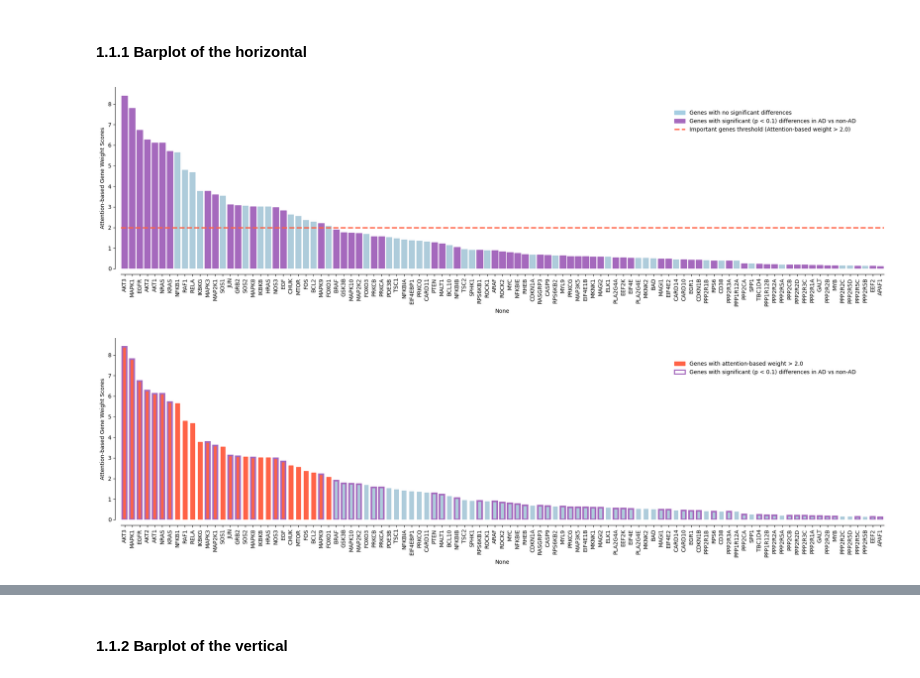
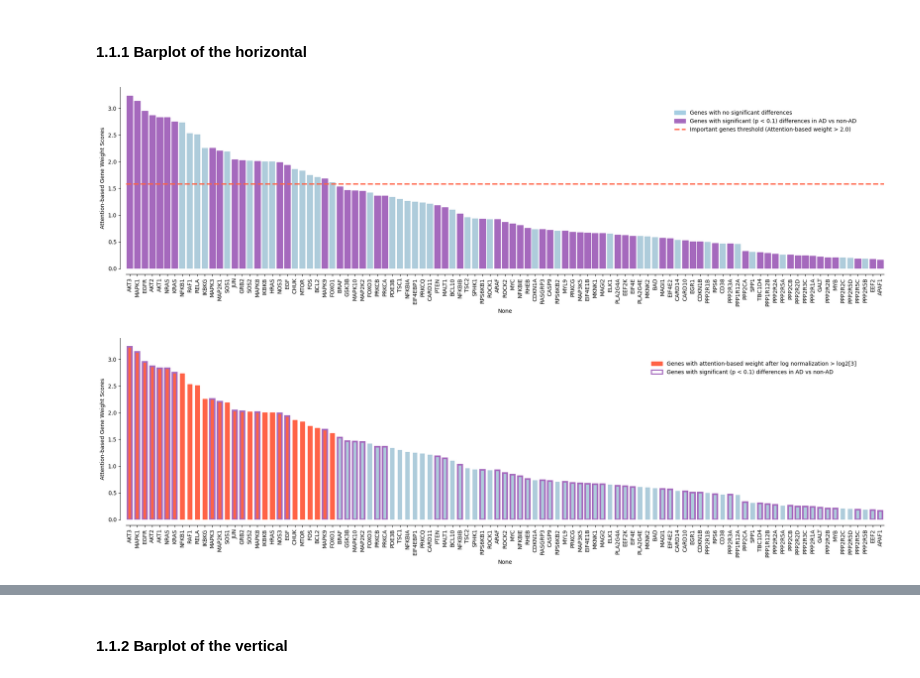
Before and after one commit to FuhaiLiAiLab/M3NetFlow, a Jupyter notebook: M3NetFlow_AD/downstream.ipynb, the cells around one changed output, grey strips where cells are left out. Saved outputs shown, nothing was run; the diff lists cells and outputs as text; code cells hidden in the pictures.

Commit message:
updates on downstream plot

```diff
--- a/M3NetFlow_AD/downstream.ipynb
+++ b/M3NetFlow_AD/downstream.ipynb
@@ -0,0 +5,18 @@
+# %%
+import pandas as pd
+import numpy as np
+map_all_gene_AD_Att_deg_pvalue_df = pd.read_csv('./ROSMAP-analysis/avg_analysis/map-all-gene-AD-Att_deg_pvalue.csv')
+display(map_all_gene_AD_Att_deg_pvalue_df)
+attetion_degree_list = map_all_gene_AD_Att_deg_pvalue_df['Att_deg'].tolist()
+print(attetion_degree_list)
+attetion_degree_array = np.array(attetion_degree_list) + 1.0
+print(attetion_degree_array)
+# log_normalized_att_deg_array = np.log10(attetion_degree_array)
+log_normalized_att_deg_array = np.log2(attetion_degree_array)
+print(log_normalized_att_deg_array)
+# adjust the column (if 'log_normalized_Att_deg' existed, replace with new values)
+if 'log_normalized_Att_deg' in map_all_gene_AD_Att_deg_pvalue_df.columns:
+    map_all_gene_AD_Att_deg_pvalue_df['log_normalized_Att_deg'] = log_normalized_att_deg_array
+else:
+    map_all_gene_AD_Att_deg_pvalue_df.insert(2, 'log_normalized_Att_deg', log_normalized_att_deg_array)
+display(map_all_gene_AD_Att_deg_pvalue_df)
@@ -6,6 +58,10 @@
 import pandas as pd
 # Read node weight
 AD_refilter_node_weight_df = pd.read_csv('./ROSMAP-analysis/avg_analysis/average_attention_AD_refilter_node_weight_df.csv')
-AD_sort_refilter_node_weight_df = AD_refilter_node_weight_df.sort_values(by=['Att_deg'], ascending=False).reset_index(drop=True)
+display(AD_refilter_node_weight_df)
+map_all_gene_AD_Att_deg_pvalue_tmp_df = map_all_gene_AD_Att_deg_pvalue_df[['Gene_name', 'log_normalized_Att_deg']]
+AD_refilter_node_weight_df = pd.merge(AD_refilter_node_weight_df, map_all_gene_AD_Att_deg_pvalue_tmp_df, on='Gene_name', how='left')
+display(AD_refilter_node_weight_df)
+AD_sort_refilter_node_weight_df = AD_refilter_node_weight_df.sort_values(by=['log_normalized_Att_deg'], ascending=False).reset_index(drop=True)
 display(AD_sort_refilter_node_weight_df)
 # %% [output]
@@ -122,9 +222,8 @@ noAD_all_gene_Att_deg_pvalue_df.to_csv('./ROSMAP-analysis/avg_analysis/map-all-g
 # %%
 # Merge
-AD_sort_refilter_node_weight_pval_df = AD_sort_refilter_node_weight_df.merge(all_ordered_pval_df, left_on='Gene_name', right_on='gene_name', how='left')
-AD_sort_refilter_node_weight_pval_df = AD_sort_refilter_node_weight_pval_df.drop(columns=['gene_name'])
+AD_sort_refilter_node_weight_pval_df = AD_sort_refilter_node_weight_df.copy()
 display(AD_sort_refilter_node_weight_pval_df)
-pval_col_list = list(AD_sort_refilter_node_weight_pval_df.columns)[3:]
+pval_col_list = list(AD_sort_refilter_node_weight_pval_df.columns)[3:-1]
 print(pval_col_list)
 # %% [output]
 |  | Gene_num | Gene_name | Att_deg | methy_upstream_pvalues | methy_distal_promoter_pvalues | methy_proximal_promoter_pvalues | ... |
@@ -151,7 +250,7 @@ import matplotlib.patches as mpatches
 
 plt.figure(figsize=(20, 6))
 # Create a horizontal bar plot for column A
-barplot = sns.barplot(y=AD_sort_refilter_node_weight_pval_df['Att_deg'], x=AD_sort_refilter_node_weight_pval_df.index, color='#A6CEE3')  # uniform color for all bars
+barplot = sns.barplot(y=AD_sort_refilter_node_weight_pval_df['log_normalized_Att_deg'], x=AD_sort_refilter_node_weight_pval_df.index, color='#A6CEE3')  # uniform color for all bars
 
 # Loop through the bars and highlight the ones where column B value is lower than 0.1
 for idx, bar in enumerate(barplot.patches):
@@ -163,7 +262,7 @@ for idx, bar in enumerate(barplot.patches):
             bar.set_color('#a569bd')  # This will set the color of the bar to red if the condition is met
 
 # Add horizontal line at y=2.0 with tomato color, bold and dotted line
-plt.axhline(y=2.0, color='tomato', linestyle='--', linewidth=2.5)  # Dashed line, bold (linewidth=2.5)
+plt.axhline(y=np.log2(1+2), color='tomato', linestyle='--', linewidth=2.5)  # Dashed line, bold (linewidth=2.5)
 
 # Change y-axis label
 plt.ylabel('Attention-based Gene Weight Scores')
@@ -176,34 +275,34 @@ barplot.spines['bottom'].set_position(('outward', 10))  # Adjust 10 pixels outwa
 
 # Assuming 'OtherColumn' is the name of the other column whose values you want to use as x-labels
 plt.xticks(ticks=range(len(AD_sort_refilter_node_weight_pval_df)), labels=AD_sort_refilter_node_weight_pval_df['Gene_name'].tolist(), rotation=90)
 sns.despine(left=False, bottom=False, top=True, right=True)
 
 # Create legend patches
 legend_patches = [mpatches.Patch(color='#A6CEE3', label='Genes with no significant differences'),
                   mpatches.Patch(color='#a569bd', label='Genes with significant (p < 0.1) differences in AD vs non-AD')]
 
 # Create a custom legend entry for the horizontal dotted line
 line_legend = mlines.Line2D([], [], color='tomato', linestyle='--', linewidth=2.5, label='Important genes threshold (Attention-based weight > 2.0)')
 
 # Add the dotted line legend to the existing legend patches
 legend_patches.append(line_legend)
 
 # Add legend to the barplot with specific location and remove the border
 barplot.legend(handles=legend_patches,
                loc='upper right',
                bbox_to_anchor=(0.97, 0.9),  # Adjust the position to control the vertical placement
                frameon=False)  # Remove the border around the legend
 
 # Show the plot
 # plt.show()
 
 # Apply tight layout before saving
 plt.tight_layout()
 
 # Save the plot with high DPI and ensure the full image is saved
 plt.savefig('./avg_AD_refilter_node_weight_pval_barplot.png', dpi=600, bbox_inches='tight')
 # %% [output]
-[figure, old version]
+[figure, new version]
 # %%
 import matplotlib.pyplot as plt
 import seaborn as sns
@@ -214,12 +313,12 @@ def create_custom_barplot(dataframe, pval_col_list, save_path):
     plt.figure(figsize=(20, 6))
 
     # Create a horizontal bar plot for column A
-    barplot = sns.barplot(y=dataframe['Att_deg'], x=dataframe.index, color='#A6CEE3', width=0.6)  # uniform color for all bars
+    barplot = sns.barplot(y=dataframe['log_normalized_Att_deg'], x=dataframe.index, color='#A6CEE3', width=0.6)  # uniform color for all bars
 
     # Loop through the bars and highlight the ones where conditions are met
     for idx, bar in enumerate(barplot.patches):
         # Highlight bars where attention degree is greater than 2.0
-        if dataframe['Att_deg'][idx] > 2.0:
+        if dataframe['log_normalized_Att_deg'][idx] > np.log2(1+2):
             bar.set_color('tomato')  # Set the bar color to tomato
         # Highlight bars where p-value is less than 0.1
         for pval_col in pval_col_list:
@@ -249,7 +348,7 @@ def create_custom_barplot(dataframe, pval_col_list, save_path):
     # Create legend patches
     legend_patches = [
         # mpatches.Patch(color='#A6CEE3', label='Genes with no significant differences'),
-        mpatches.Patch(color='tomato', label='Genes with attention-based weight > 2.0'),
+        mpatches.Patch(color='tomato', label='Genes with attention-based weight after log normalization > log2[3]'),
         mpatches.Patch(facecolor='none', edgecolor='#a569bd', linewidth=2.0, label='Genes with significant (p < 0.1) differences in AD vs non-AD')  # Border-only patch
     ]
 
@@ -274,4 +373,4 @@ def create_custom_barplot(dataframe, pval_col_list, save_path):
 # Example of how to call the function
 create_custom_barplot(AD_sort_refilter_node_weight_pval_df, pval_col_list, './avg_AD_refilter_node_weight_pval_barplot.png')
 # %% [output]
-[figure, old version]
+[figure, new version]
```
Also changed, not shown: parts of 16 cells of this notebook, 7 other files.
